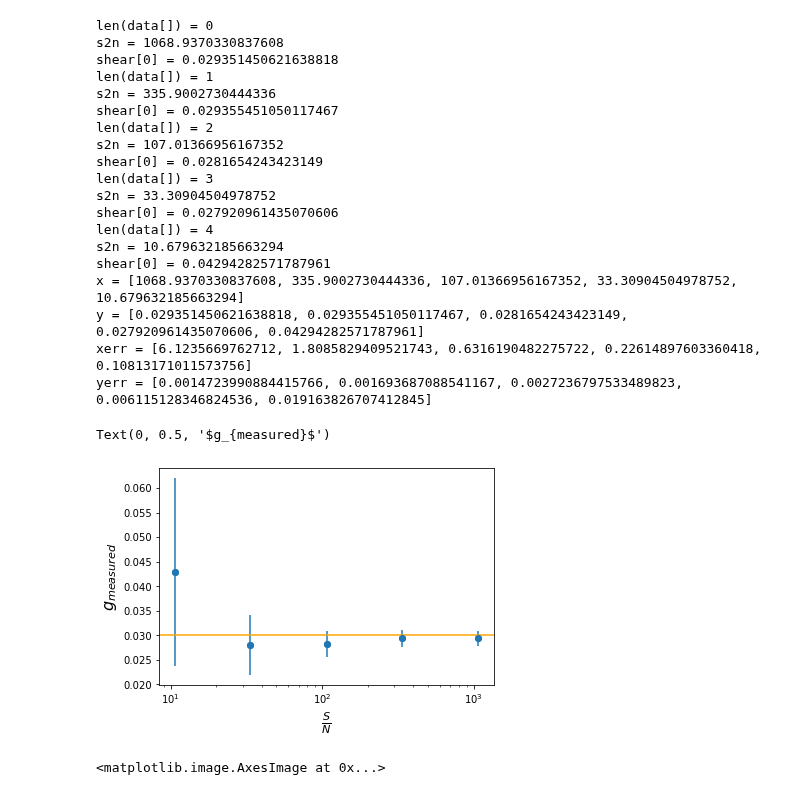
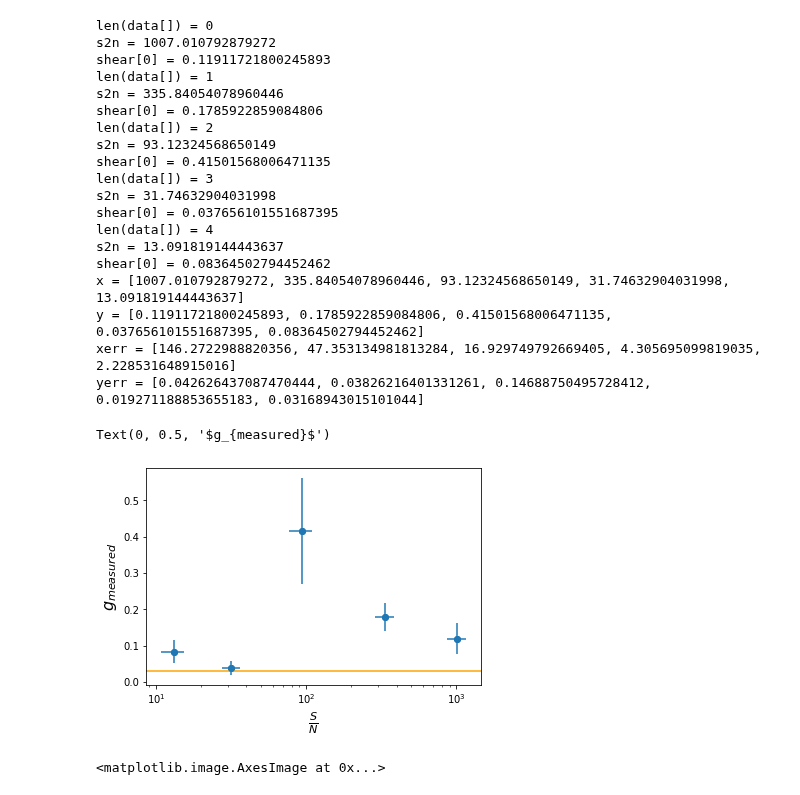
Before and after one commit to norrisbach/Metacal, a Jupyter notebook: metacal.ipynb, the cells around one changed output. Drawn from its saved outputs; the diff is of its cells as text; code cells hidden in the pictures.

```diff
--- a/metacal.ipynb
+++ b/metacal.ipynb
@@ -217,44 +217,44 @@ boot      = ngmix.metacal.MetacalBootstrapper(
 # %%
 noise_arr = np.logspace(-4, -2, 5, base=10.0)
 num_tests = len(noise_arr)
 num_gals = 100
 shear_true = [0.03, 0.00]
 #version = 0: background noise only; version = 1: background and signal noise
-version = 0
+version = 1
 ans = analyze(rng, num_tests, num_gals, noise_arr, shear_true)
 print("x =", ans[0])
 print("y =", ans[1])
 print("xerr =", ans[2])
 print("yerr =", ans[3])
 
 plt.errorbar(ans[0], ans[1], xerr=ans[2], yerr=ans[3], fmt='o')
 plt.scatter(ans[0], ans[1])
 plt.axhline(shear_true[0], color="orange")
 plt.xscale("log")
 plt.xlabel(r'$\frac{S}{N}$', fontsize=16)
 plt.ylabel(r'$g_{measured}$', fontsize=16)
 # %% [output]
 len(data[]) = 0
-s2n = 1068.9370330837608
-shear[0] = 0.029351450621638818
+s2n = 1007.010792879272
+shear[0] = 0.11911721800245893
 len(data[]) = 1
-s2n = 335.9002730444336
-shear[0] = 0.029355451050117467
+s2n = 335.84054078960446
+shear[0] = 0.1785922859084806
 len(data[]) = 2
-s2n = 107.01366956167352
-shear[0] = 0.0281654243423149
+s2n = 93.12324568650149
+shear[0] = 0.41501568006471135
 len(data[]) = 3
-s2n = 33.30904504978752
-shear[0] = 0.027920961435070606
+s2n = 31.74632904031998
+shear[0] = 0.037656101551687395
 len(data[]) = 4
-s2n = 10.679632185663294
-shear[0] = 0.04294282571787961
-x = [1068.9370330837608, 335.9002730444336, 107.01366956167352, 33.30904504978752, 10.679632185663294]
-y = [0.029351450621638818, 0.029355451050117467, 0.0281654243423149, 0.027920961435070606, 0.04294282571787961]
-xerr = [6.1235669762712, 1.8085829409521743, 0.6316190482275722, 0.22614897603360418, 0.10813171011573756]
-yerr = [0.0014723990884415766, 0.001693687088541167, 0.0027236797533489823, 0.006115128346824536, 0.019163826707412845]
+s2n = 13.091819144443637
+shear[0] = 0.08364502794452462
+x = [1007.010792879272, 335.84054078960446, 93.12324568650149, 31.74632904031998, 13.091819144443637]
+y = [0.11911721800245893, 0.1785922859084806, 0.41501568006471135, 0.037656101551687395, 0.08364502794452462]
+xerr = [146.2722988820356, 47.353134981813284, 16.929749792669405, 4.305695099819035, 2.228531648915016]
+yerr = [0.042626437087470444, 0.03826216401331261, 0.14688750495728412, 0.019271188853655183, 0.03168943015101044]
 Text(0, 0.5, '$g_{measured}$')
-[figure, old version]
+[figure, new version]
 # %%
 """
 im_noiseNormal = im
```
